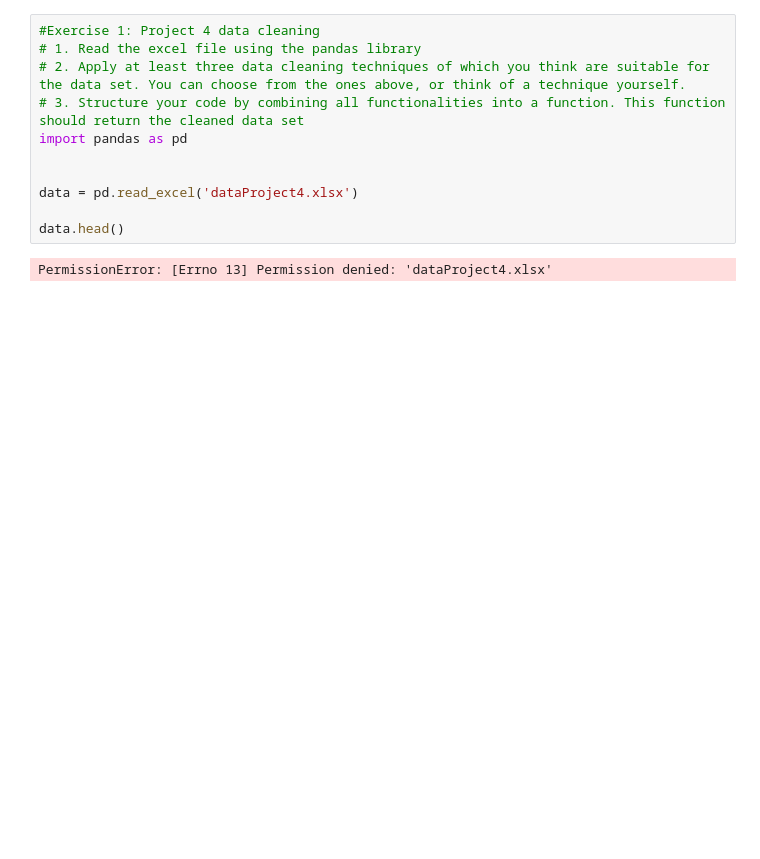
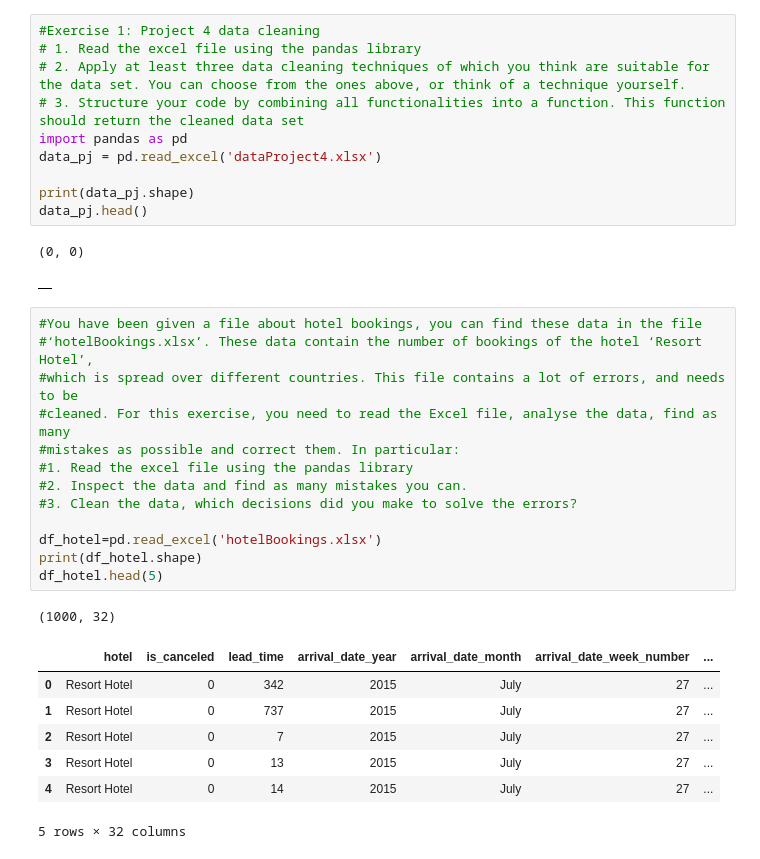
Before and after one commit to karina-regina/ds5_assignment_group2, a Jupyter notebook: Week4Assignment.ipynb, the cells around one changed output. Cells and saved outputs as stored; diff of their text form; blank space fills up the shorter version.

```diff
--- a/Week4Assignment.ipynb
+++ b/Week4Assignment.ipynb
@@ -4,10 +4,32 @@
 # 2. Apply at least three data cleaning techniques of which you think are suitable for the data set. You can choose from the ones above, or think of a technique yourself.
 # 3. Structure your code by combining all functionalities into a function. This function should return the cleaned data set
 import pandas as pd
+data_pj = pd.read_excel('dataProject4.xlsx')
 
-
-data = pd.read_excel('dataProject4.xlsx')
-
-data.head()
+print(data_pj.shape)
+data_pj.head()
 # %% [output]
-PermissionError: [Errno 13] Permission denied: 'dataProject4.xlsx'
+(0, 0)
+|  |
+# %%
+#You have been given a file about hotel bookings, you can find these data in the file
+#‘hotelBookings.xlsx’. These data contain the number of bookings of the hotel ‘Resort Hotel’,
+#which is spread over different countries. This file contains a lot of errors, and needs to be
+#cleaned. For this exercise, you need to read the Excel file, analyse the data, find as many
+#mistakes as possible and correct them. In particular:
+#1. Read the excel file using the pandas library
+#2. Inspect the data and find as many mistakes you can.
+#3. Clean the data, which decisions did you make to solve the errors?
+
+df_hotel=pd.read_excel('hotelBookings.xlsx')
+print(df_hotel.shape)
+df_hotel.head(5)
+# %% [output]
+(1000, 32)
+|  | hotel | is_canceled | lead_time | arrival_date_year | arrival_date_month | arrival_date_week_number | ... |
+| 0 | Resort Hotel | 0 | 342 | 2015 | July | 27 | ... |
+| 1 | Resort Hotel | 0 | 737 | 2015 | July | 27 | ... |
+| 2 | Resort Hotel | 0 | 7 | 2015 | July | 27 | ... |
+| 3 | Resort Hotel | 0 | 13 | 2015 | July | 27 | ... |
+| 4 | Resort Hotel | 0 | 14 | 2015 | July | 27 | ... |
+5 rows × 32 columns
```
Also changed, not shown: parts of 8 cells of this notebook, 1 other file.
